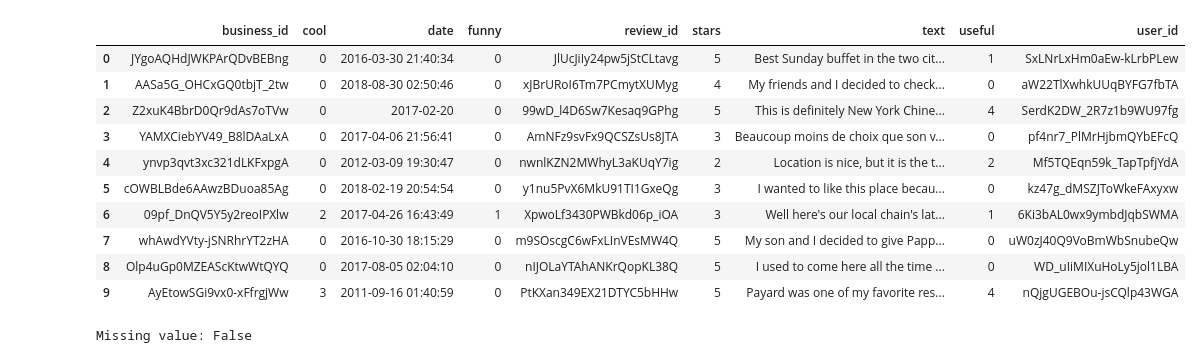
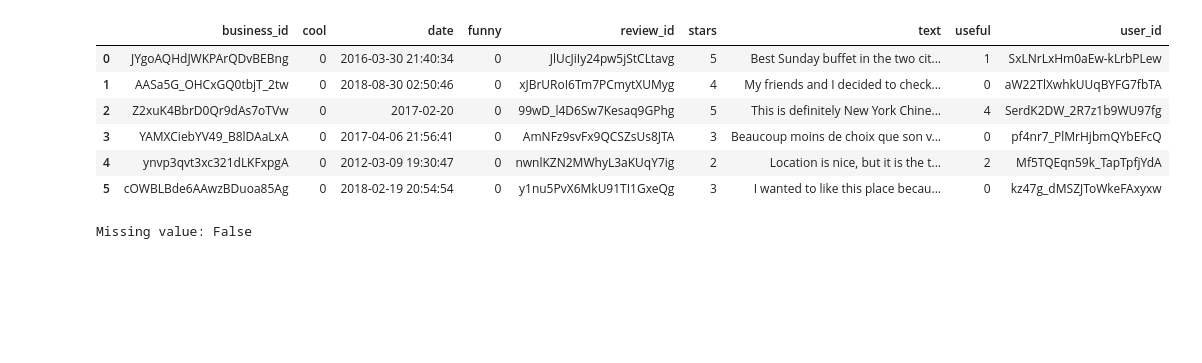
Before and after one commit to josephwong14wkh/COMP4332Project1, a Jupyter notebook: testing.ipynb, the cells around one changed output. Saved outputs shown, nothing was run; the diff lists cells and outputs as text; code cells hidden in the pictures; blank space fills up the shorter version.

```diff
--- a/testing.ipynb
+++ b/testing.ipynb
@@ -12,19 +23,15 @@ import string
 # %%
 # Loading the dataset
 reviews = pd.read_csv("./data/train.csv")
-reviews.head(10)
+reviews.head(6)
 # %% [output]
 |  | business_id | cool | date | funny | review_id | stars | text | useful | user_id |
 | 0 | JYgoAQHdJWKPArQDvBEBng | 0 | 2016-03-30 21:40:34 | 0 | JlUcJiIy24pw5jStCLtavg | 5 | Best Sunday buffet in the two cit... | 1 | SxLNrLxHm0aEw-kLrbPLew |
 | 1 | AASa5G_OHCxGQ0tbjT_2tw | 0 | 2018-08-30 02:50:46 | 0 | xJBrURoI6Tm7PCmytXUMyg | 4 | My friends and I decided to check... | 0 | aW22TlXwhkUUqBYFG7fbTA |
 | 2 | Z2xuK4BbrD0Qr9dAs7oTVw | 0 | 2017-02-20 | 0 | 99wD_l4D6Sw7Kesaq9GPhg | 5 | This is definitely New York Chine... | 4 | SerdK2DW_2R7z1b9WU97fg |
 | 3 | YAMXCiebYV49_B8lDAaLxA | 0 | 2017-04-06 21:56:41 | 0 | AmNFz9svFx9QCSZsUs8JTA | 3 | Beaucoup moins de choix que son v... | 0 | pf4nr7_PlMrHjbmQYbEFcQ |
 | 4 | ynvp3qvt3xc321dLKFxpgA | 0 | 2012-03-09 19:30:47 | 0 | nwnlKZN2MWhyL3aKUqY7ig | 2 | Location is nice, but it is the t... | 2 | Mf5TQEqn59k_TapTpfjYdA |
 | 5 | cOWBLBde6AAwzBDuoa85Ag | 0 | 2018-02-19 20:54:54 | 0 | y1nu5PvX6MkU91TI1GxeQg | 3 | I wanted to like this place becau... | 0 | kz47g_dMSZJToWkeFAxyxw |
-| 6 | 09pf_DnQV5Y5y2reoIPXlw | 2 | 2017-04-26 16:43:49 | 1 | XpwoLf3430PWBkd06p_iOA | 3 | Well here's our local chain's lat... | 1 | 6Ki3bAL0wx9ymbdJqbSWMA |
-| 7 | whAwdYVty-jSNRhrYT2zHA | 0 | 2016-10-30 18:15:29 | 0 | m9SOscgC6wFxLInVEsMW4Q | 5 | My son and I decided to give Papp... | 0 | uW0zJ40Q9VoBmWbSnubeQw |
-| 8 | Olp4uGp0MZEAScKtwWtQYQ | 0 | 2017-08-05 02:04:10 | 0 | nIJOLaYTAhANKrQopKL38Q | 5 | I used to come here all the time ... | 0 | WD_uIiMIXuHoLy5jol1LBA |
-| 9 | AyEtowSGi9vx0-xFfrgjWw | 3 | 2011-09-16 01:40:59 | 0 | PtKXan349EX21DTYC5bHHw | 5 | Payard was one of my favorite res... | 4 | nQjgUGEBOu-jsCQlp43WGA |
 # %%
 # Check for possible null value inside the dataset
 print(f"Missing value: {reviews.isnull().values.any()}")
```
Also changed, not shown: parts of 13 cells of this notebook, 1 other file.
